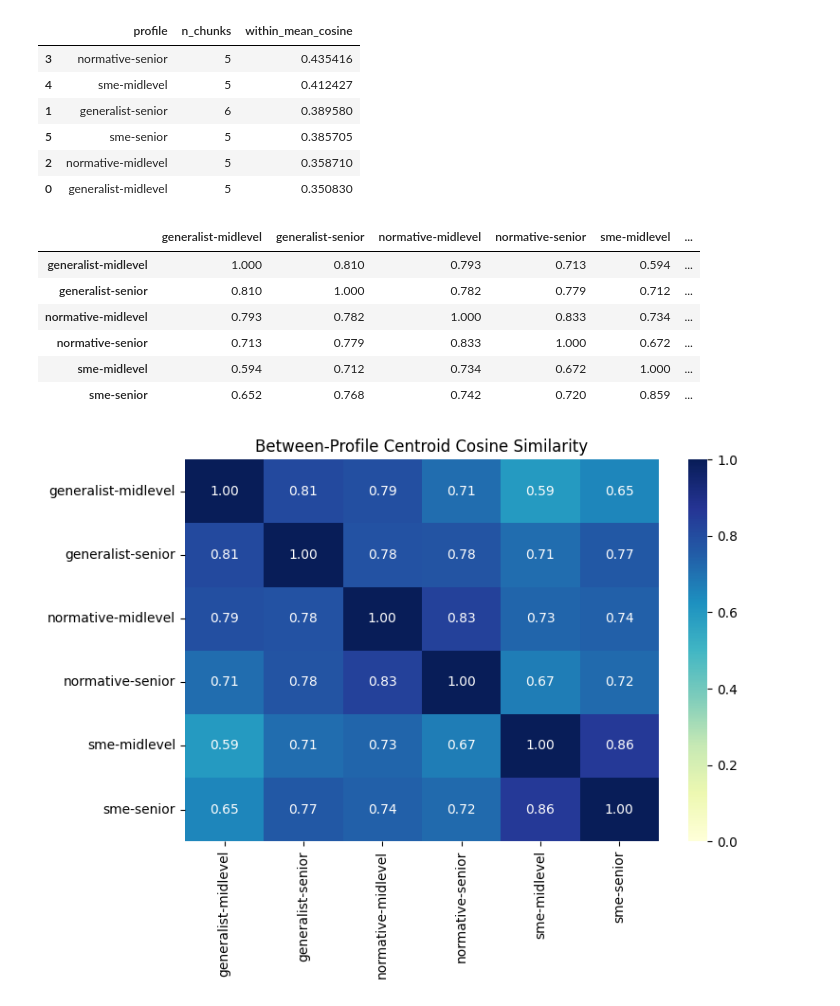
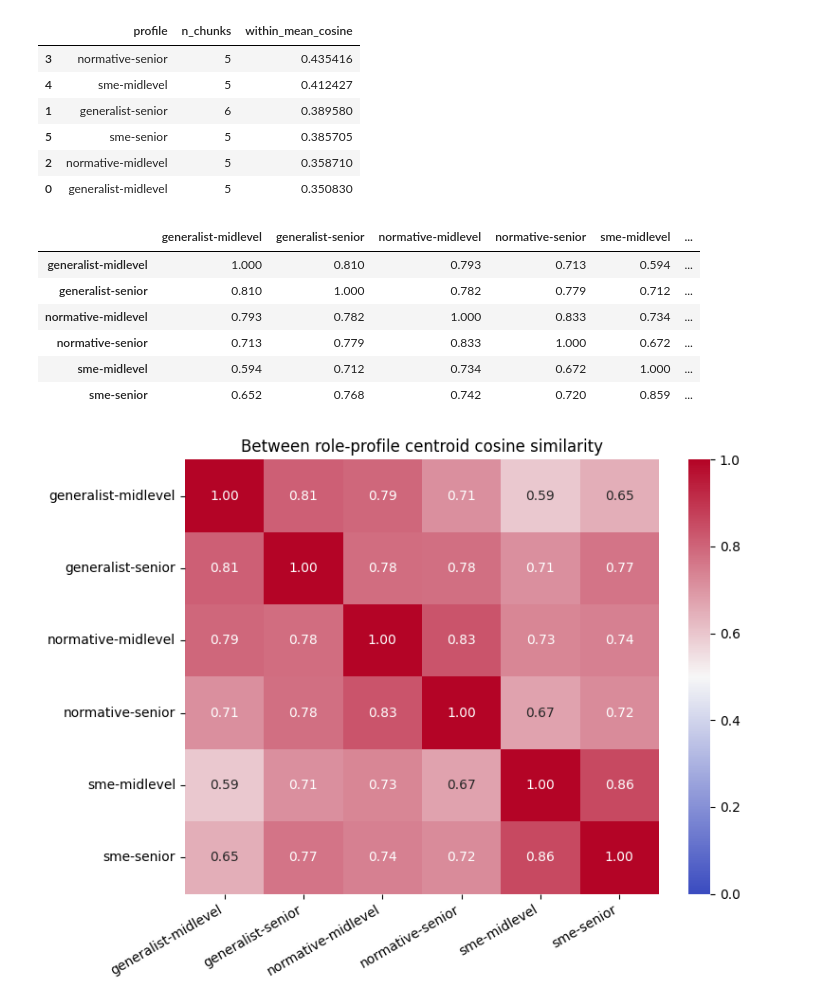
Before and after one commit to ngirwa-hub/expertise-mix-publication, a Jupyter notebook: working_dir/src-btn-profile/inter-role-coherence.ipynb, the cells around one changed output. Saved outputs shown, nothing was run; the diff lists cells and outputs as text; code cells hidden in the pictures.

Commit message:
strengthening between similar role profiles evaluation

```diff
--- a/working_dir/src-btn-profile/inter-role-coherence.ipynb
+++ b/working_dir/src-btn-profile/inter-role-coherence.ipynb
@@ -145,28 +146,43 @@ display(within_df)
 # %%
 # Cell 5: Metric B - between-profile separation (centroid similarity matrix)
 centroids = (
     df.groupby("profile")["embedding"]
       .apply(lambda s: np.mean(np.vstack(s.values), axis=0))
 )
 
 centroid_names = centroids.index.tolist()
 C = np.vstack(centroids.values)
 centroid_sim = cosine_similarity(C)
 
 sim_df = pd.DataFrame(centroid_sim, index=centroid_names, columns=centroid_names)
 display(sim_df.round(3))
 
+# same palette as your 2x3 heatmaps
+cmap = LinearSegmentedColormap.from_list(
+    "sim_cmap", ["#3b4cc0", "#f7f7f7", "#b40426"], N=256
+)
+
 plt.figure(figsize=(8, 6))
-sns.heatmap(sim_df, annot=True, fmt=".2f", cmap="YlGnBu", vmin=0, vmax=1)
-plt.title("Between-Profile Centroid Cosine Similarity")
+ax = sns.heatmap(
+    sim_df,
+    annot=True,
+    fmt=".2f",
+    cmap=cmap,      # <- replace "YlGnBu"
+    vmin=0,
+    vmax=1,
+    center=0.5      # optional but useful for diverging cmap
+)
+ax.set_xticklabels(ax.get_xticklabels(), rotation=30, ha="right")
+plt.title("Between role-profile centroid cosine similarity")
 plt.tight_layout()
+plt.savefig("between_profile_similarity_heatmap.png", dpi=300)
 plt.show()
 # %% [output]
 |  | generalist-midlevel | generalist-senior | normative-midlevel | normative-senior | sme-midlevel | ... |
 | generalist-midlevel | 1.000 | 0.810 | 0.793 | 0.713 | 0.594 | ... |
 | generalist-senior | 0.810 | 1.000 | 0.782 | 0.779 | 0.712 | ... |
 | normative-midlevel | 0.793 | 0.782 | 1.000 | 0.833 | 0.734 | ... |
 | normative-senior | 0.713 | 0.779 | 0.833 | 1.000 | 0.672 | ... |
 | sme-midlevel | 0.594 | 0.712 | 0.734 | 0.672 | 1.000 | ... |
 | sme-senior | 0.652 | 0.768 | 0.742 | 0.720 | 0.859 | ... |
-[figure, old version]
+[figure, new version]
```
Also changed, not shown: parts of 2 cells of this notebook, 2 other files.
